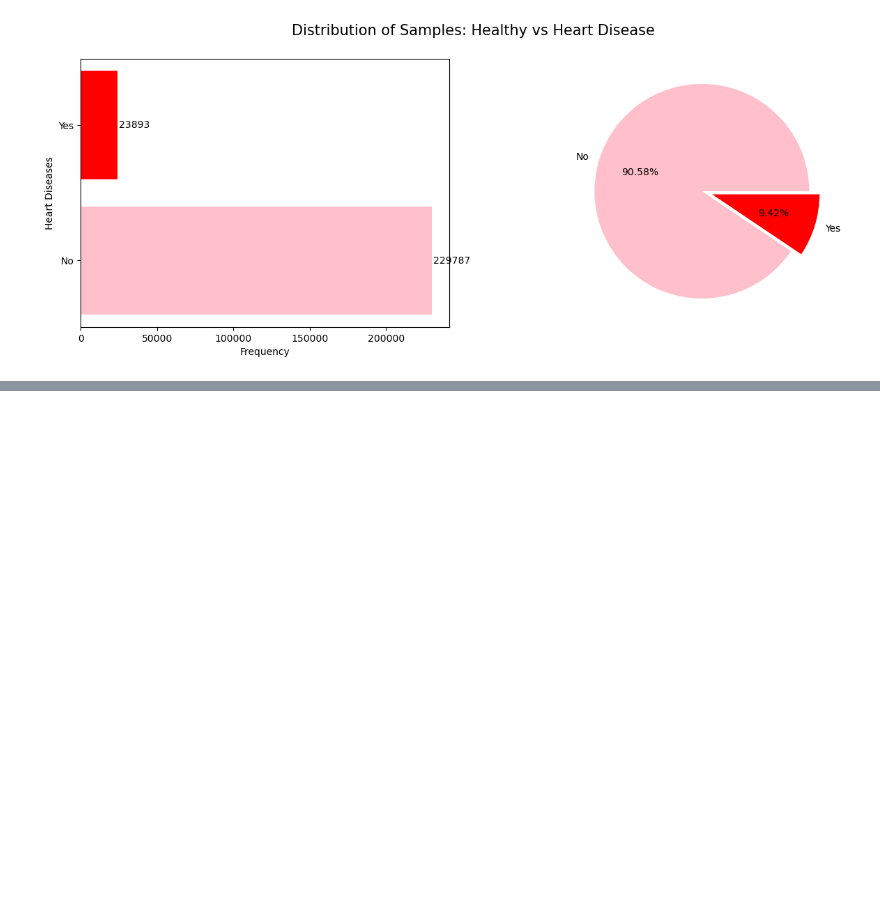
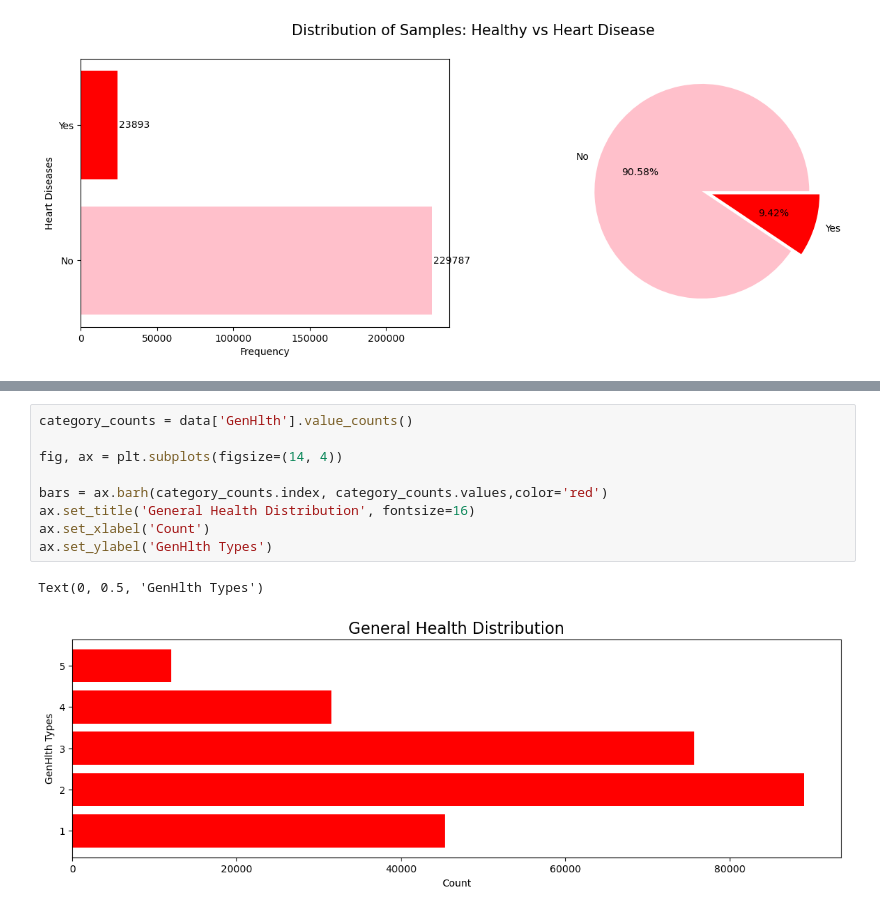
Before and after one commit to StevenDuyVo/Project-4, a Jupyter notebook: heart_disease/heart_disease.ipynb, the cells around one changed output, grey strips where cells are left out. Cells and saved outputs as stored; diff of their text form; blank space fills up the shorter version.

Commit message:
Bar Graphs

```diff
--- a/heart_disease/heart_disease.ipynb
+++ b/heart_disease/heart_disease.ipynb
@@ -143,3 +142,15 @@ plt.xticks(rotation=90)
   Text(19, 0, 'Fruits'),
   Text(20, 0, 'AnyHealthcare')])
 [figure]
+# %%
+category_counts = data['GenHlth'].value_counts()
+
+fig, ax = plt.subplots(figsize=(14, 4))
+
+bars = ax.barh(category_counts.index, category_counts.values,color='red')
+ax.set_title('General Health Distribution', fontsize=16)
+ax.set_xlabel('Count')
+ax.set_ylabel('GenHlth Types')
+# %% [output]
+Text(0, 0.5, 'GenHlth Types')
+[figure, added]
```
Also changed, not shown: parts of 4 cells of this notebook.
